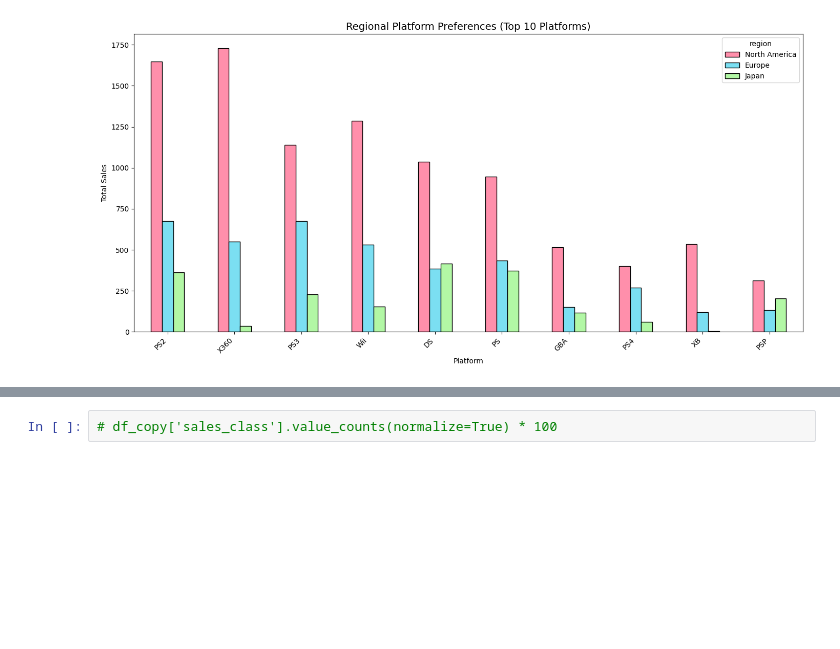
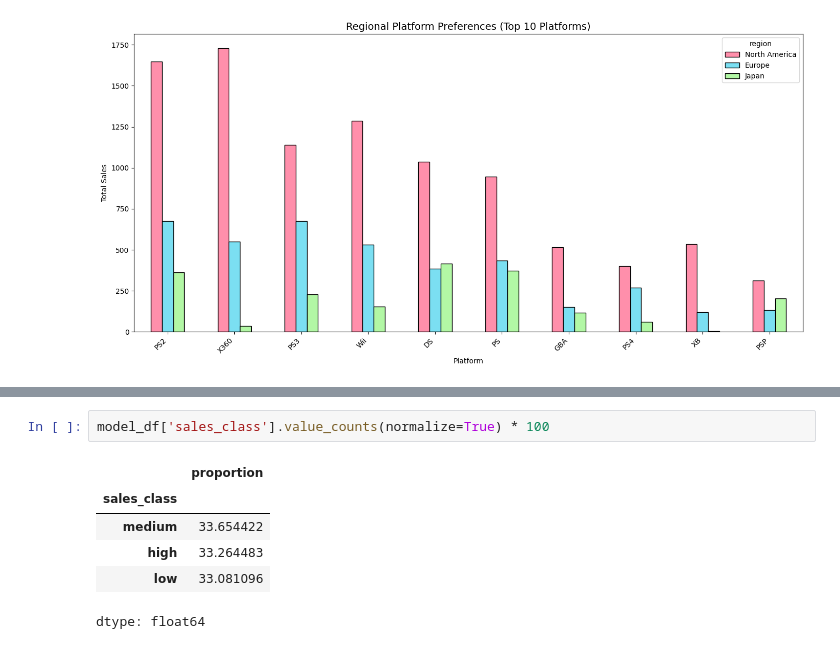
Before and after one commit to mevhibekok/GameVestAI, a Jupyter notebook: notebooks/eda.ipynb, the cells around one changed output, grey strips where cells are left out. Drawn from its saved outputs; the diff is of its cells as text; blank space fills up the shorter version.

```diff
--- a/notebooks/eda.ipynb
+++ b/notebooks/eda.ipynb
@@ -719,4 +731,11 @@ dtype: float64
 | low | 17137 |
 dtype: int64
 # %%
-# df_copy['sales_class'].value_counts(normalize=True) * 100
+model_df['sales_class'].value_counts(normalize=True) * 100
+# %% [output]
+|  | proportion |
+| sales_class |  |
+| medium | 33.654422 |
+| high | 33.264483 |
+| low | 33.081096 |
+dtype: float64
```
Also changed, not shown: parts of 30 cells of this notebook.
